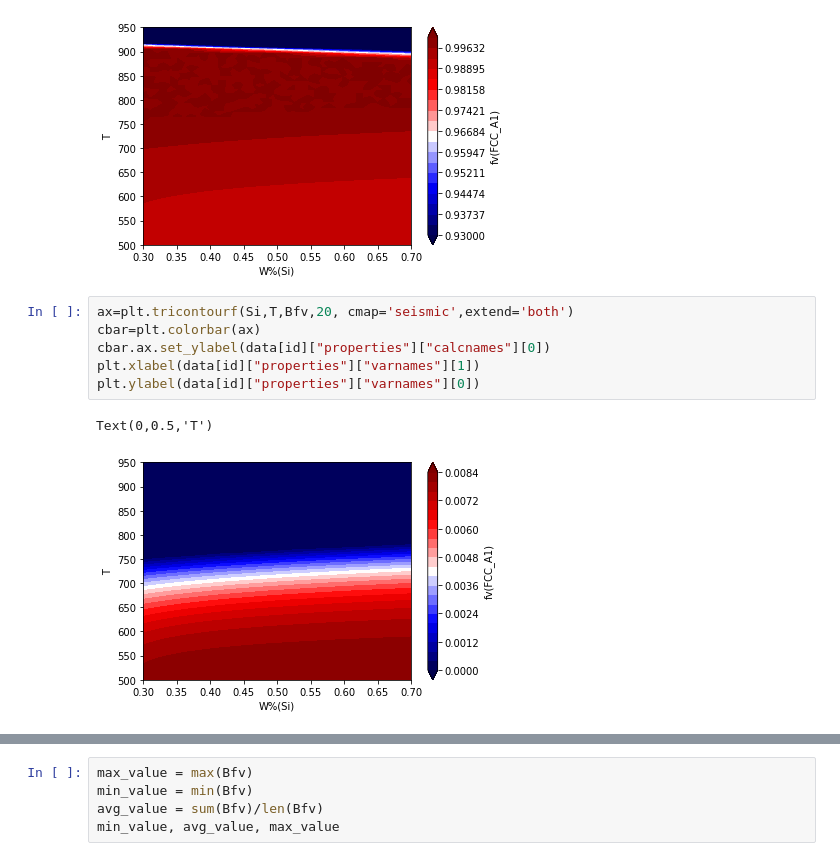
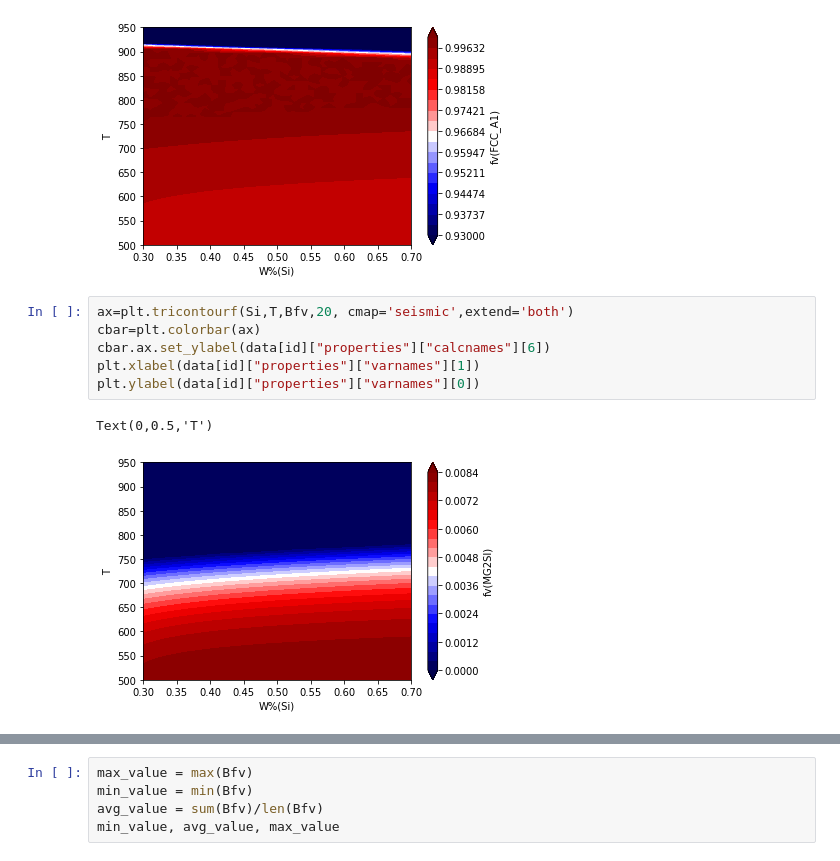
Before and after one commit to SINTEF/dlite, a Jupyter notebook: examples/ex5d/Plot PhilibTable.ipynb, the cells around one changed output, grey strips where cells are left out. Cells and saved outputs as stored; diff of their text form.

```diff
--- a/examples/ex5d/Plot PhilibTable.ipynb
+++ b/examples/ex5d/Plot PhilibTable.ipynb
@@ -55,12 +55,12 @@ Text(0,0.5,'T')
 # %%
 ax=plt.tricontourf(Si,T,Bfv,20, cmap='seismic',extend='both')
 cbar=plt.colorbar(ax)
-cbar.ax.set_ylabel(data[id]["properties"]["calcnames"][0])
+cbar.ax.set_ylabel(data[id]["properties"]["calcnames"][6])
 plt.xlabel(data[id]["properties"]["varnames"][1])
 plt.ylabel(data[id]["properties"]["varnames"][0])
 # %% [output]
 Text(0,0.5,'T')
-[figure, old version]
+[figure, new version]
 # %%
 ax=plt.tricontourf(Si,T,Liqfv,20, cmap='seismic',extend='both')
 cbar=plt.colorbar(ax)
```
Also changed, not shown: parts of 2 cells of this notebook, 2 other files.
